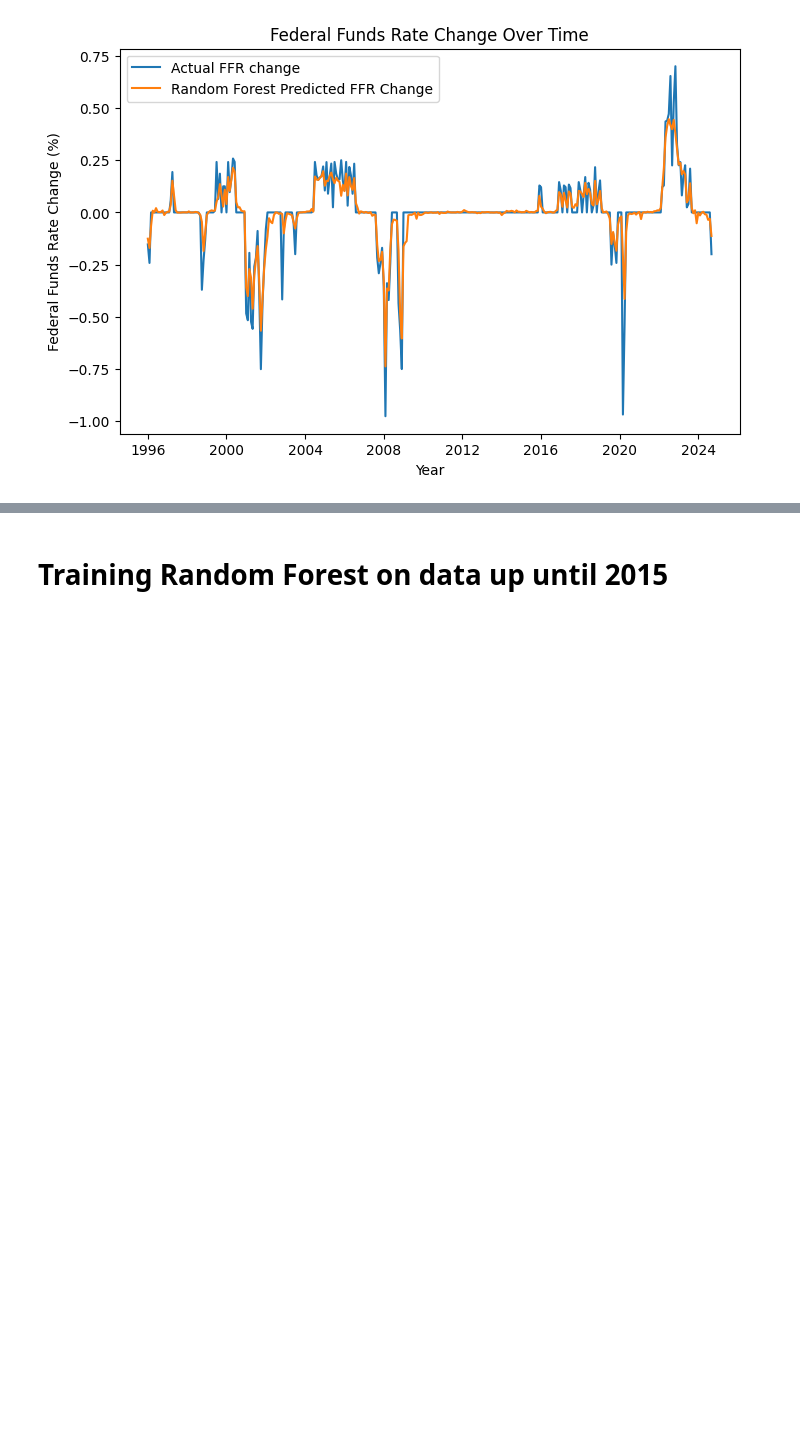
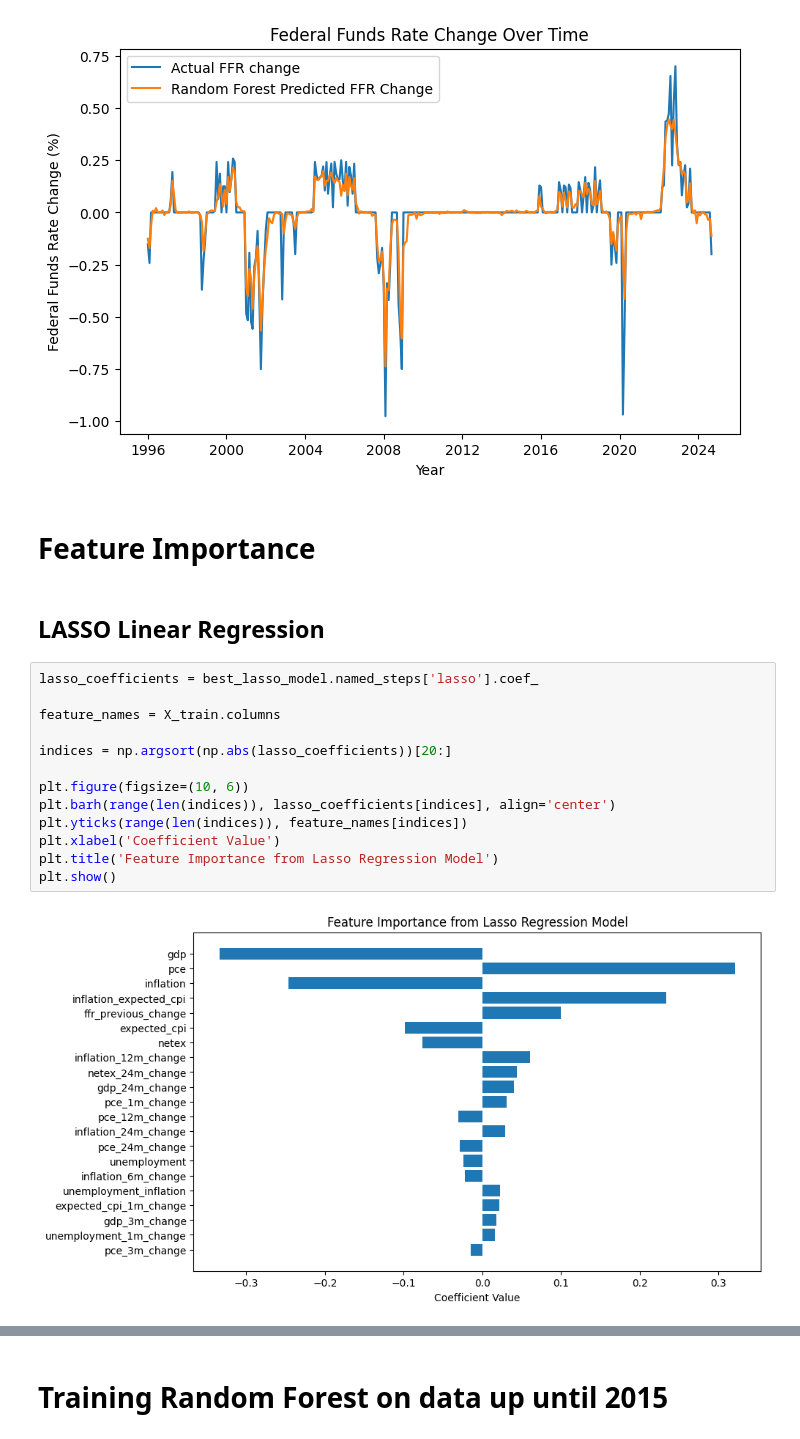
Before and after one commit to brianlzhou/109a-project, a Jupyter notebook: milestone5.ipynb, the cells around one changed output, grey strips where cells are left out. Drawn from its saved outputs; the diff is of its cells as text; blank space fills up the shorter version.

Commit message:
Update milestone5.ipynb
feature importance

```diff
--- a/milestone5.ipynb
+++ b/milestone5.ipynb
@@ -596,3 +596,22 @@ plt.ylabel('Federal Funds Rate Change (%)')
 plt.show()
 # %% [output]
 [figure]
+# %% [markdown]
+# Feature Importance
+# %% [markdown]
+## LASSO Linear Regression
+# %%
+lasso_coefficients = best_lasso_model.named_steps['lasso'].coef_
+
+feature_names = X_train.columns
+
+indices = np.argsort(np.abs(lasso_coefficients))[20:]
+
+plt.figure(figsize=(10, 6))
+plt.barh(range(len(indices)), lasso_coefficients[indices], align='center')
+plt.yticks(range(len(indices)), feature_names[indices])
+plt.xlabel('Coefficient Value')
+plt.title('Feature Importance from Lasso Regression Model')
+plt.show()
+# %% [output]
+[figure, added]
```
Also changed, not shown: parts of 4 cells of this notebook.
